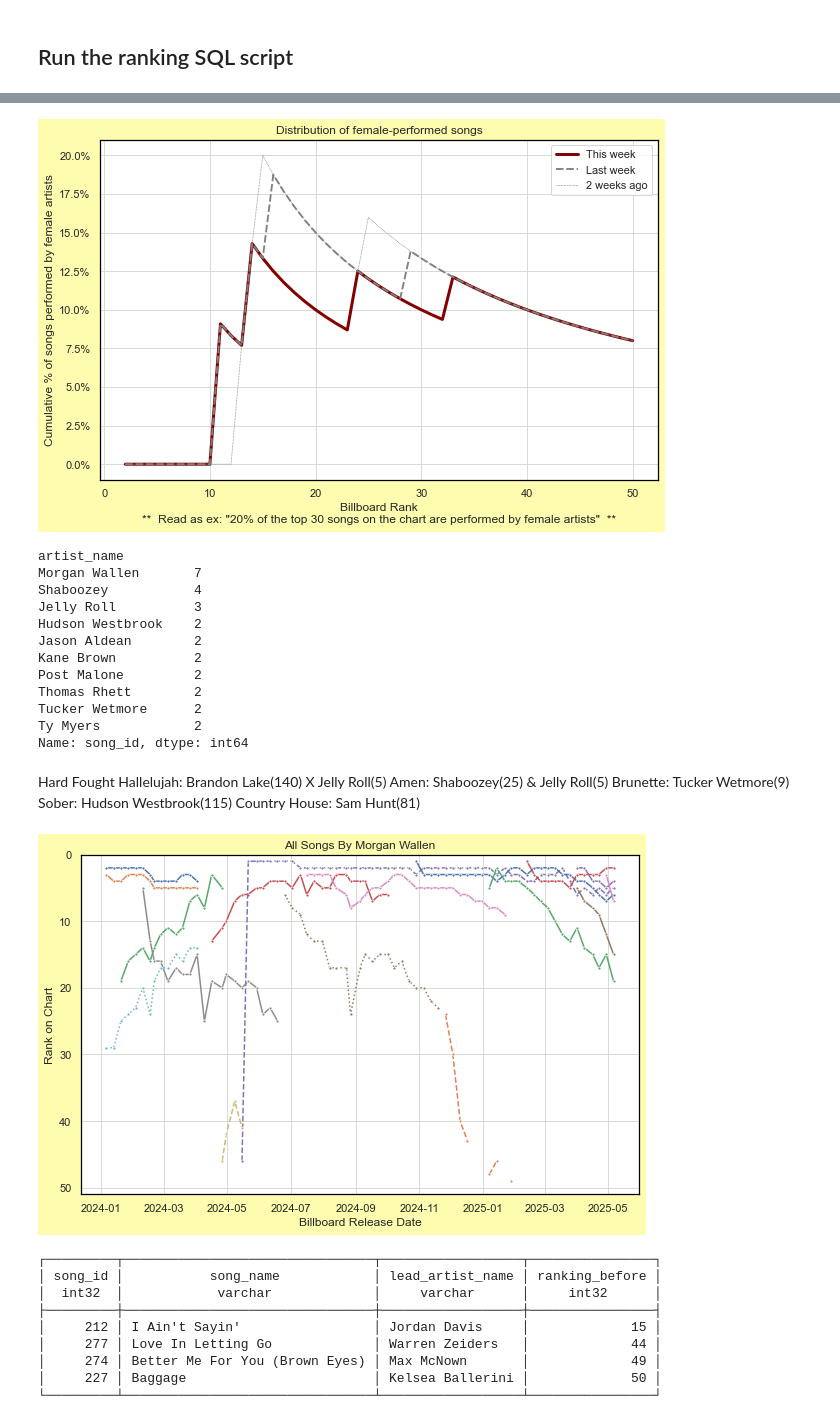
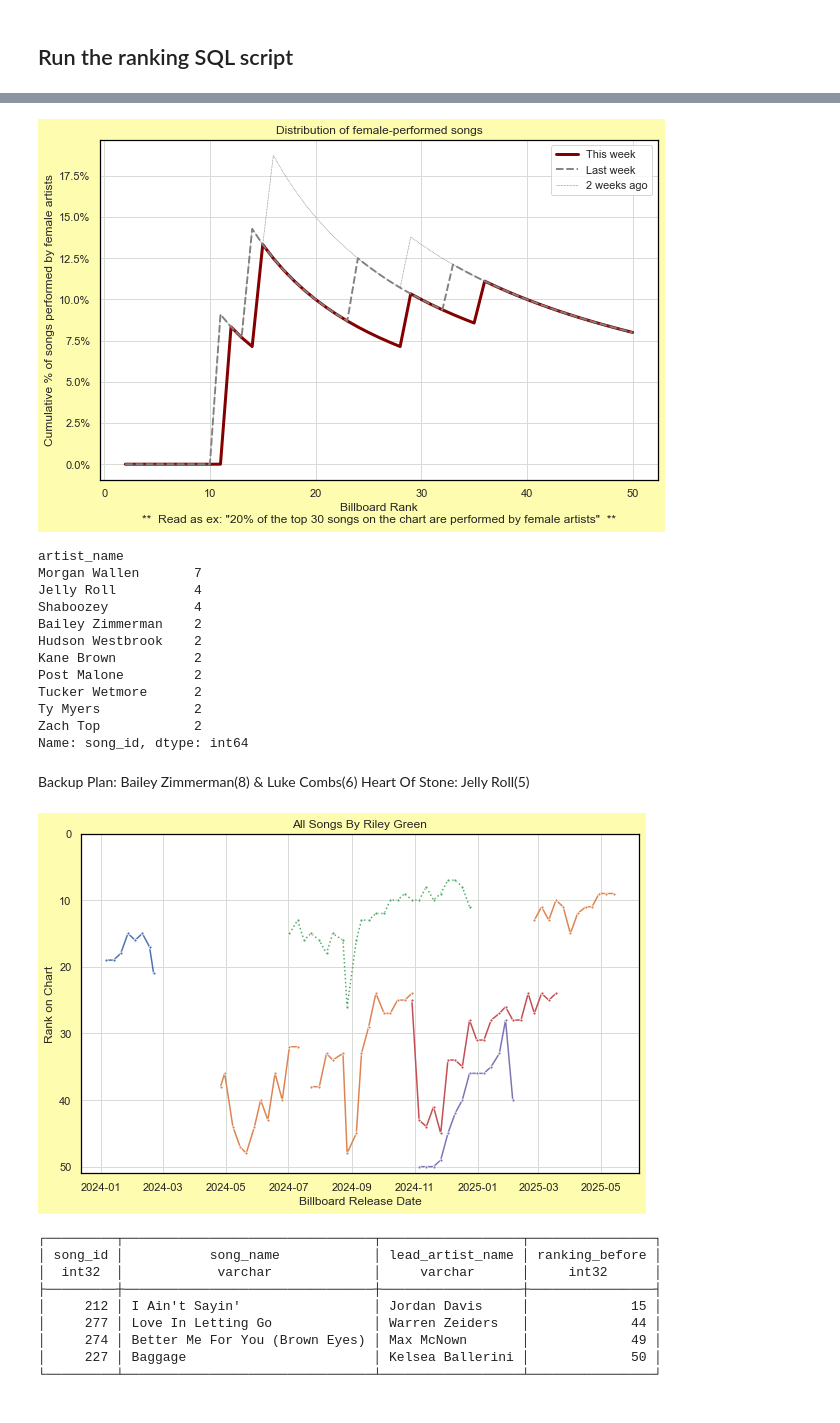
Before and after one commit to jwmanahan/billboard, a Jupyter notebook: add_new_week.ipynb, the cells around one changed output, grey strips where cells are left out. Saved outputs shown, nothing was run; the diff lists cells and outputs as text; code cells hidden in the pictures.

```diff
--- a/add_new_week.ipynb
+++ b/add_new_week.ipynb
@@ -33,7 +33,7 @@ sns.set(
 # Change the billboard_observation_date!
 # %%
 current_date = date.today().strftime('%Y-%m-%d')
-billboard_observation_date = '2025-05-06'
+billboard_observation_date = '2025-05-13'
 # %%
 # Set up SQL connection
 %config SqlMagic.autopandas = True
@@ -774,7 +727,7 @@ plt.xlabel(
 plt.ylabel('Cumulative % of songs performed by female artists')
 graph.yaxis.set_major_formatter(mtick.StrMethodFormatter('{x:.1%}'))
 # %% [output]
-[figure, old version]
+[figure, new version]
 # %%
 credit_type_to_linestyle = {
     'Lead artist' : 'solid'
@@ -792,26 +745,23 @@ df_weeks_for_artist[
 # %% [output]
 artist_name
 Morgan Wallen       7
+Jelly Roll          4
 Shaboozey           4
-Jelly Roll          3
+Bailey Zimmerman    2
 Hudson Westbrook    2
-Jason Aldean        2
 Kane Brown          2
 Post Malone         2
-Thomas Rhett        2
 Tucker Wetmore      2
 Ty Myers            2
+Zach Top            2
 Name: song_id, dtype: int64
 # %% [markdown]
-Hard Fought Hallelujah: Brandon Lake(140) X Jelly Roll(5)
-Amen: Shaboozey(25) & Jelly Roll(5)
-Brunette: Tucker Wetmore(9)
-Sober: Hudson Westbrook(115)
-Country House: Sam Hunt(81)
+Backup Plan: Bailey Zimmerman(8) & Luke Combs(6)
+Heart Of Stone: Jelly Roll(5)
 # %%
 # For now, manual artist name selection
 # TODO: Create charts for every artist on this week's chart at once
-artist_name = 'Morgan Wallen'
+artist_name = 'Riley Green'
 
 df_weeks_this_artist = df_weeks_for_artist.query(
     f"artist_name == '{artist_name}'"
@@ -822,34 +772,34 @@ df_weeks_this_artist = df_weeks_for_artist.query(
 #     this_artist_id = input("Please input artist ID for differentiation")
 #     df_weeks_this_artist[
 #         df_weeks_this_artist[artist_id] == this_artist_id
 #     ]
 
 for _, row in df_weeks_this_artist.pivot( # TODO no pivot to support legend in char 'song_name'
     index = 'song_id'
     , columns = 'billboard_observation_date' #TODO: weeks ago
     , values = 'billboard_rank'
 ).fillna(
     np.inf # suppresses only if a different song is on the chart in any week within this song's gap
 ).iterrows():
     graph = sns.lineplot(
         data = row
         , linestyle = credit_type_to_linestyle[
             df_weeks_this_artist[
                 df_weeks_this_artist['song_id'] == row.name
             ].groupby('relationship_type').count().iloc[0].name
         ]
         , marker = '.'
     )
 
 graph.set(
     title = f'All Songs By {artist_name}'
     , xlabel = 'Billboard Release Date' # Really observation date (for now)
     , ylabel = 'Rank on Chart'
     , ylim = [0, 51]
 )
 graph.axes.invert_yaxis()
 # %% [output]
-[figure, old version]
+[figure, new version]
 # %%
 # TODO: Set comparison_observation_date as num weeks back, not specific date
 current_observation_date = billboard_observation_date
```
Also changed, not shown: parts of 22 cells of this notebook, 4 other files.
